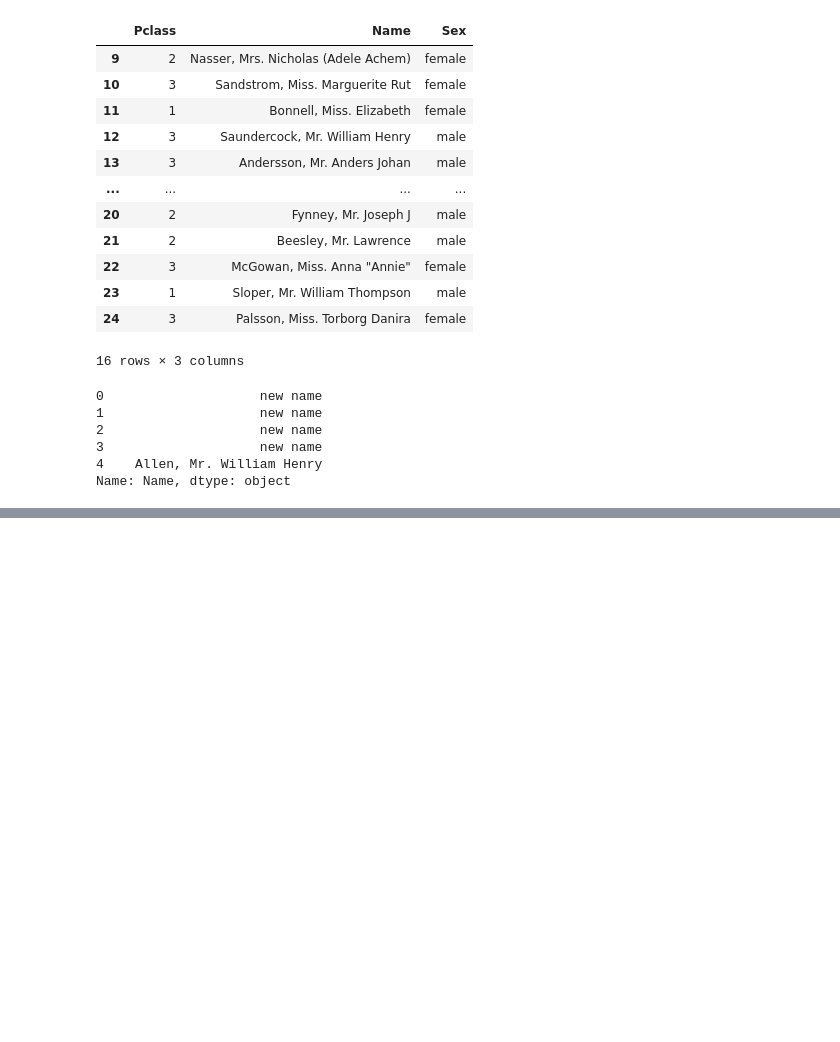
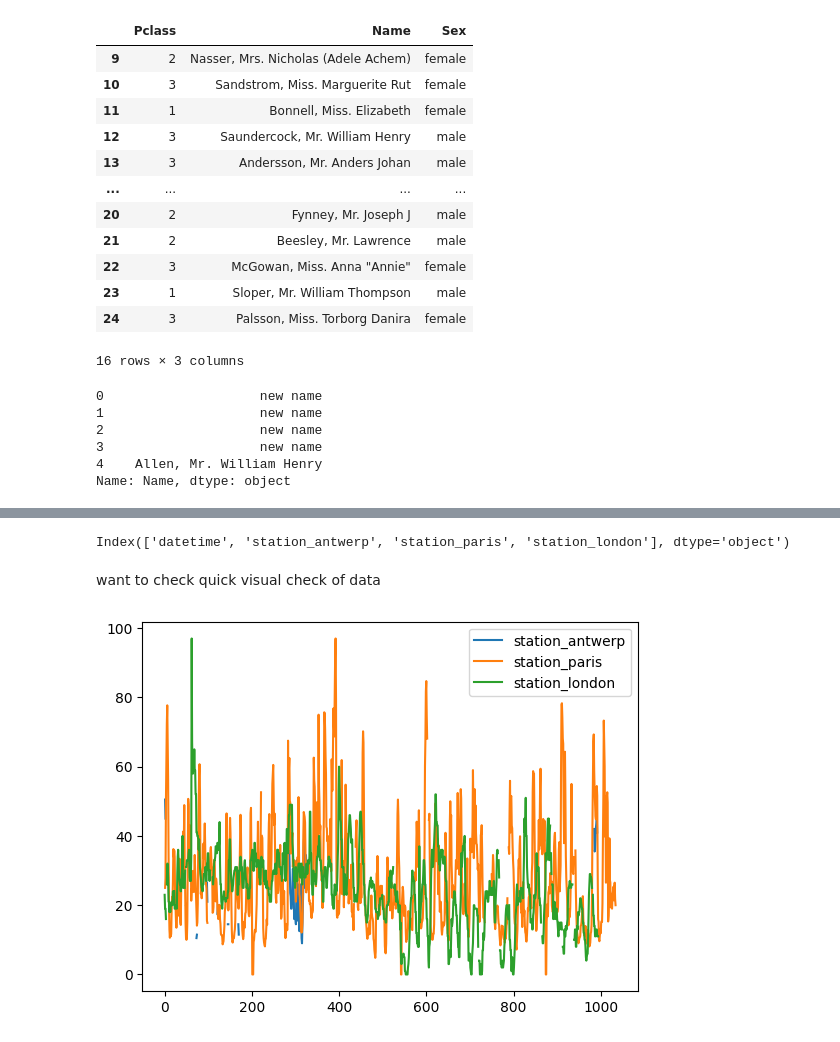
Before and after one commit to Dipendra1999/Pandas, a Jupyter notebook: quickstartPandas.ipynb, the cells around one changed output, grey strips where cells are left out. Cells and saved outputs as stored; diff of their text form; code cells hidden in the pictures; blank space fills up the shorter version.

Commit message:
using matplotlib on airquality dataset

```diff
--- a/quickstartPandas.ipynb
+++ b/quickstartPandas.ipynb
@@ -193,0 +233,3 @@ Name: Name, dtype: object
+# %%
+air_quality=pd.read_csv(r"D:\Github\Pandas\usingdatasets\air_quality_no2.csv")
+air_quality.head()
@@ -193,0 +262,11 @@ Name: Name, dtype: object
+# %%
+air_quality.columns
+# %% [output]
+Index(['datetime', 'station_antwerp', 'station_paris', 'station_london'], dtype='object')
+# %% [markdown]
+want to check quick visual check of data
+# %%
+air_quality.plot()
+plt.show()
+# %% [output]
+[figure, added]
```
Also changed, not shown: parts of 21 cells of this notebook, 1 other file.
